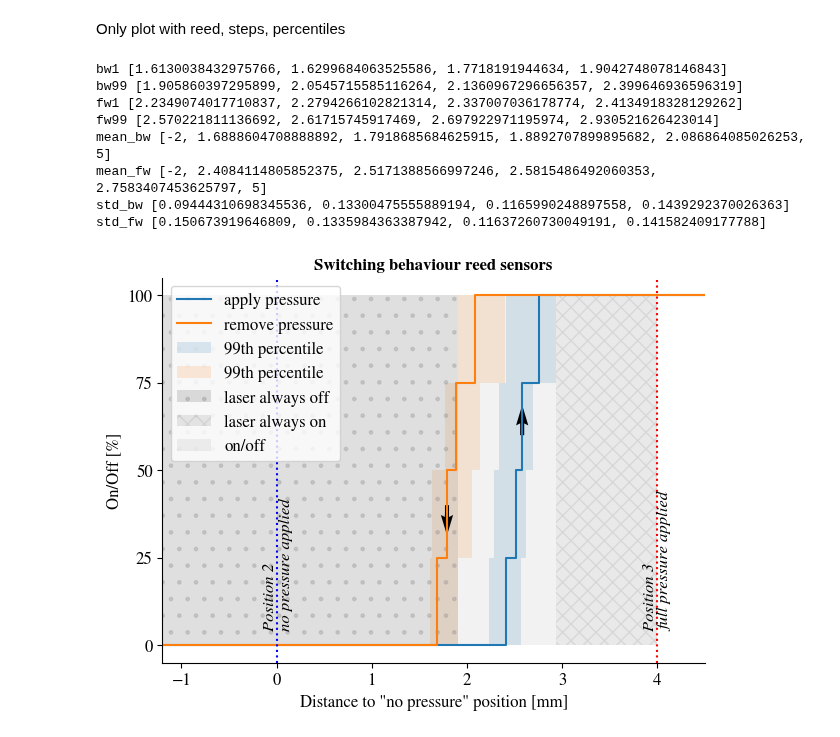
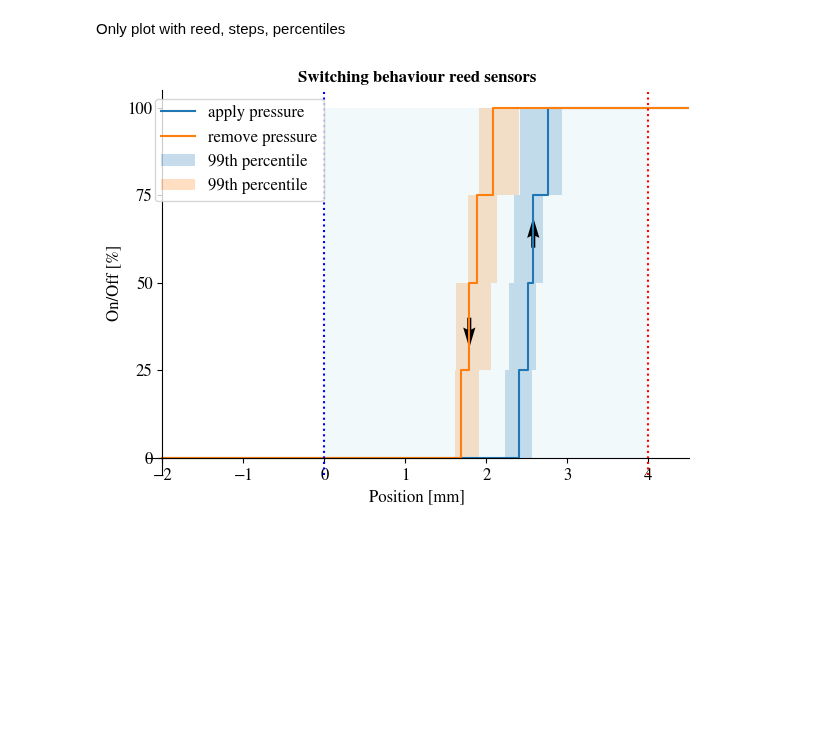
Before and after one commit to annnnna42/Arduino_KDC101_Control_and_Evaluation, a Jupyter notebook: plots_reed.ipynb, the cells around one changed output. Saved outputs shown, nothing was run; the diff lists cells and outputs as text; code cells hidden in the pictures; blank space fills up the shorter version.

```diff
--- a/plots_reed.ipynb
+++ b/plots_reed.ipynb
@@ -392,67 +392,64 @@ y_val = [0,25,50,75,100,100]
 fs = 12
 
 fig, ax = plt.subplots(figsize=(7,5))
+ax.spines['left'].set_position(('data', -2))
+ax.spines['bottom'].set_position('zero')
 
 # plt.rcParams['font.size'] = 8
 
 plt.step(mean_reed_fw,y_val, where='post', label="apply pressure", color='C0')
 plt.step(mean_reed_bw,y_val, where='post', label="remove pressure",  color='C1')
 
 i = 0
-square_fw = patches.Rectangle((percentile_fw_1[i], y_val[i]), percentile_fw_99[i]-percentile_fw_1[i], 25, linewidth=0,  color='C0', alpha=0.15, label="99th percentile")
-square_bw = patches.Rectangle((percentile_bw_1[i], y_val[i]), percentile_bw_99[i]-percentile_bw_1[i], 25, linewidth=0, color='C1', alpha=0.15, label ="99th percentile")
+square_fw = patches.Rectangle((percentile_fw_1[i], y_val[i]), percentile_fw_99[i]-percentile_fw_1[i], 25, linewidth=0,  color='C0', alpha=0.25, label="99th percentile")
+square_bw = patches.Rectangle((percentile_bw_1[i], y_val[i]), percentile_bw_99[i]-percentile_bw_1[i], 25, linewidth=0, color='C1', alpha=0.25, label ="99th percentile")
 ax.add_patch(square_fw)
 ax.add_patch(square_bw)
 
-print("bw1", percentile_bw_1)
-print("bw99",percentile_bw_99)
-print("fw1",percentile_fw_1)
-print("fw99",percentile_fw_99)
-print("mean_bw",mean_reed_bw)
-print("mean_fw",mean_reed_fw)
-print("std_bw", bw_std)
-print("std_fw",fw_std)
+if False:
+    print("bw1", percentile_bw_1)
+    print("bw99",percentile_bw_99)
+    print("fw1",percentile_fw_1)
+    print("fw99",percentile_fw_99)
+    print("mean_bw",mean_reed_bw)
+    print("mean_fw",mean_reed_fw)
+    print("std_bw", bw_std)
+    print("std_fw",fw_std)
+
 while i < 3:
     i = i+1
 
-    ax.add_patch(patches.Rectangle((percentile_fw_1[i], y_val[i]), percentile_fw_99[i]-percentile_fw_1[i], 25, linewidth=0,  color='C0', alpha=0.15))
-    ax.add_patch(patches.Rectangle((percentile_bw_1[i], y_val[i]), percentile_bw_99[i]-percentile_bw_1[i], 25, linewidth=0, color='C1', alpha=0.15))
-    # orange
-    #square = patches.Rectangle((0, 0), 1, 2, color='C1', alpha=0.1)
+    ax.add_patch(patches.Rectangle((percentile_fw_1[i], y_val[i]), percentile_fw_99[i]-percentile_fw_1[i], 25, linewidth=0,  color='C0', alpha=0.25))
+    ax.add_patch(patches.Rectangle((percentile_bw_1[i], y_val[i]), percentile_bw_99[i]-percentile_bw_1[i], 25, linewidth=0, color='C1', alpha=0.25))
 
-ax.add_patch(patches.Rectangle((-1.2,0),                percentile_bw_1[3]+1.2,                 100,linewidth=0, color='grey', alpha=0.25, label="laser always off", hatch = '.')) # hatch = '/'
-ax.add_patch(patches.Rectangle((percentile_fw_99[3],0), 4-percentile_fw_99[3],                  100,linewidth=0, color='grey', alpha=0.17, label="laser always on", hatch = 'xx'))
-ax.add_patch(patches.Rectangle((percentile_bw_1[3],0),  percentile_fw_99[3]-percentile_bw_1[3], 100,linewidth=0, color='grey', alpha=0.10, label="on/off"))
+# ax.add_patch(patches.Rectangle((-1.2,0),                percentile_bw_1[3]+1.2,                 100,linewidth=0, color='grey', alpha=0.25, label="laser always off", hatch = '.')) # hatch = '/'
+# ax.add_patch(patches.Rectangle((percentile_fw_99[3],0), 4-percentile_fw_99[3],                  100,linewidth=0, color='grey', alpha=0.17, label="laser always on", hatch = 'xx'))
+# ax.add_patch(patches.Rectangle((percentile_bw_1[3],0),  percentile_fw_99[3]-percentile_bw_1[3], 100,linewidth=0, color='grey', alpha=0.10, label="on/off"))
+ax.add_patch(patches.Rectangle((-0,0),4,100,linewidth=0, color='lightblue', alpha=0.15))
+# ax.add_patch(patches.Rectangle((-0,0),4,100,linewidth=0, color='lightgrey', alpha=0.15))
 
-ax.text(-0.15,5, 'Position 2 \nno pressure applied', style='italic', rotation='vertical', fontsize = fs)
-ax.text(3.85,5, 'Position 3 \nfull pressure applied', style='italic', rotation='vertical', fontsize = fs)
-plt.xlim(-1.2,4.5)
+# ax.text(-0.15,5, 'Position 2 \nno pressure applied', style='italic', rotation='vertical', fontsize = fs)
+# ax.text(3.85,5, 'Position 3 \nfull pressure applied', style='italic', rotation='vertical', fontsize = fs)
+plt.xlim(-2.2,4.5)
 
-plt.xlabel('Distance to "no pressure" position [mm]', fontsize = fs)
+plt.xlabel('Position [mm]', fontsize = fs)
 plt.ylabel('On/Off [%]', fontsize = fs)
 plt.yticks([0,25,50,75,100], fontsize = fs)
-plt.xticks([-1,0,1,2,3,4], fontsize = fs)
+plt.xticks([-2,-1,0,1,2,3,4], fontsize = fs)
 
 plt.axvline(x=0, color = 'b', ls=':')
 plt.axvline(x=4, color = 'r', ls=':')
 plt.legend(loc="upper left", fontsize = fs)
 plt.title('Switching behaviour reed sensors', fontsize = fs, weight='bold')
 
 # add directional arrows
 plt.quiver(2.58,60,0,1)
 plt.quiver(1.79,40,0,-1)
 
 sns.despine()
 
 plt.savefig('../../LaTex/Master Thesis/figures/reed_all.pdf')
+plt.savefig('../../LaTex/Master Thesis/figures/reed_all.svg')
 plt.show()
 # %% [output]
-bw1 [1.6130038432975766, 1.6299684063525586, 1.7718191944634, 1.9042748078146843]
-bw99 [1.905860397295899, 2.0545715585116264, 2.1360967296656357, 2.399646936596319]
-fw1 [2.2349074017710837, 2.2794266102821314, 2.337007036178774, 2.4134918328129262]
-fw99 [2.570221811136692, 2.61715745917469, 2.697922971195974, 2.930521626423014]
-mean_bw [-2, 1.6888604708888892, 1.7918685684625915, 1.8892707899895682, 2.086864085026253, 5]
-mean_fw [-2, 2.4084114805852375, 2.5171388566997246, 2.5815486492060353, 2.7583407453625797, 5]
-std_bw [0.09444310698345536, 0.13300475555889194, 0.1165990248897558, 0.1439292370026363]
-std_fw [0.150673919646809, 0.1335984363387942, 0.11637260730049191, 0.141582409177788]
-[figure, old version]
+[figure, new version]
```
Also changed, not shown: 8 other files.
